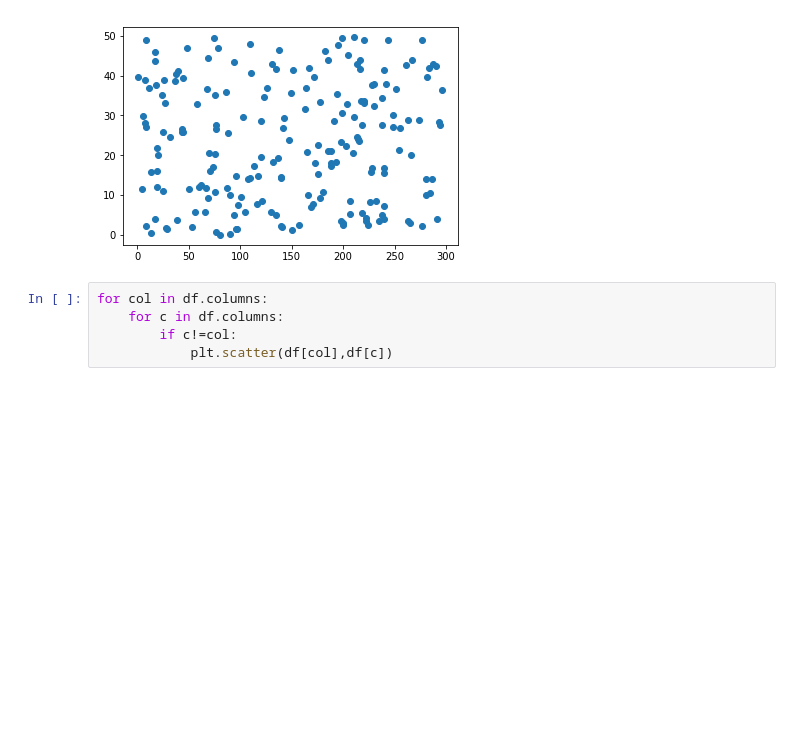
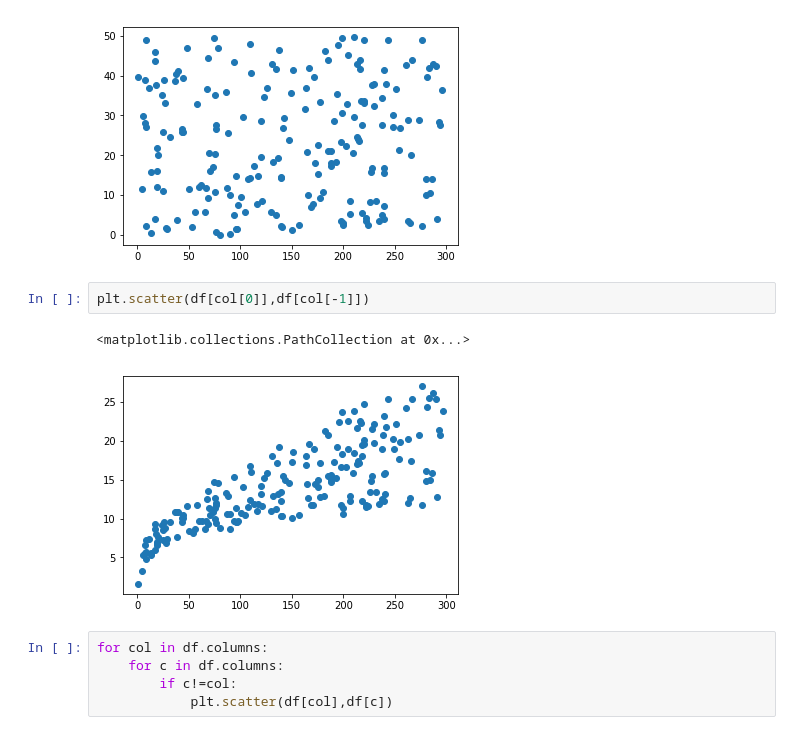
Before and after one commit to molron94/dsc-01-10-13-regression-statsmodels-lab-nyc-ds-career-031119, a Jupyter notebook: index.ipynb, the cells around one changed output. Drawn from its saved outputs; the diff is of its cells as text; blank space fills up the shorter version.

```diff
--- a/index.ipynb
+++ b/index.ipynb
@@ -124,6 +124,11 @@ plt.scatter(df[col[0]],df[col[1]])
 # %% [output]
 <matplotlib.collections.PathCollection at 0x...>
 [figure]
+# %%
+plt.scatter(df[col[0]],df[col[-1]])
+# %% [output]
+<matplotlib.collections.PathCollection at 0x...>
+[figure, added]
 # %%
 for col in df.columns:
     for c in df.columns:
```
